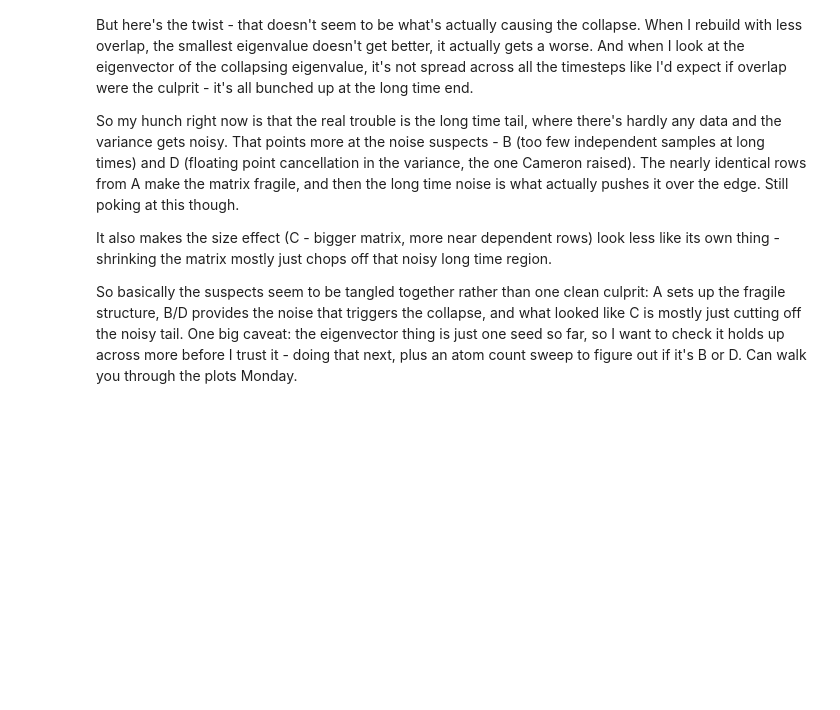
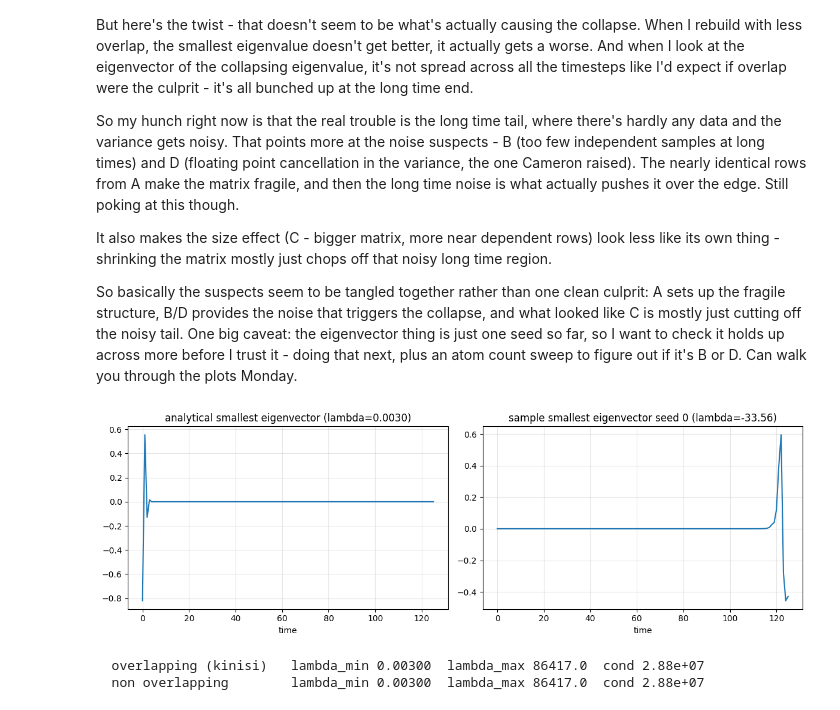
Before and after one commit to ShubhamX57/kappa-kinisi, a Jupyter notebook: code/Suspect_A_Testing.ipynb, the cells around one changed output. Cells and saved outputs as stored; diff of their text form; code cells hidden in the pictures; blank space fills up the shorter version.

Commit message:
Suspect A: add structural tests on analytical matrix

```diff
--- a/code/Suspect_A_Testing.ipynb
+++ b/code/Suspect_A_Testing.ipynb
@@ -651,3 +651,75 @@ So my hunch right now is that the real trouble is the long time tail, where ther
 It also makes the size effect (C - bigger matrix, more near dependent rows) look less like its own thing - shrinking the matrix mostly just chops off that noisy long time region.
 
 So basically the suspects seem to be tangled together rather than one clean culprit: A sets up the fragile structure, B/D provides the noise that triggers the collapse, and what looked like C is mostly just cutting off the noisy tail. One big caveat: the eigenvector thing is just one seed so far, so I want to check it holds up across more before I trust it - doing that next, plus an atom count sweep to figure out if it's B or D. Can walk you through the plots Monday.
+# %%
+length = 128
+
+dimensionality = 3
+
+D = 6 / (dimensionality * 2)
+
+timestep = msd[0, :, 0]
+
+no = msd[0, :, 3]
+
+an_cov = np.zeros((no.shape[0], no.shape[0]))
+
+for i in range(an_cov.shape[0]):
+    for j in range(i, an_cov.shape[1]):
+        an_cov[i, j] = 8 * dimensionality**2 * D**2 * timestep[i]**2 / (dimensionality * no[j])
+        an_cov[j, i] = an_cov[i, j]
+
+an_vals, an_vecs = np.linalg.eigh(an_cov)
+
+samp_vals, samp_vecs = np.linalg.eigh(cov[0])
+# %%
+fig, ax = plt.subplots(1, 2, figsize=(12, 4))
+
+ax[0].plot(an_vecs[:, 0])
+
+ax[0].set_title(f"analytical smallest eigenvector (lambda={an_vals[0]:.4f})")
+
+ax[0].set_xlabel("time")
+
+ax[0].grid(alpha=0.3)
+
+ax[1].plot(samp_vecs[:, 0])
+
+ax[1].set_title(f"sample smallest eigenvector seed 0 (lambda={samp_vals[0]:.2f})")
+
+ax[1].set_xlabel("time")
+ax[1].grid(alpha=0.3)
+plt.tight_layout()
+plt.show()
+# %% [output]
+[figure, added]
+# %%
+n = no.shape[0]
+
+sigma2 = an_cov.diagonal().copy()
+
+def build(nprime):
+    m = np.zeros((n, n))
+    for i in range(n):
+        for j in range(i, n):
+            m[i, j] = sigma2[i] * nprime[i] / nprime[j]
+            m[j, i] = m[i, j]
+    return m
+
+
+no_overlap = no.copy()
+
+T = length
+
+no_nonoverlap = np.array([T / timestep[i] for i in range(n)])
+
+
+for label, npr in [("overlapping (kinisi)", no_overlap), ("non overlapping", no_nonoverlap)]:
+    m = build(npr)
+
+    ev = np.linalg.eigvalsh(m)
+
+    print(f"  {label:22s} lambda_min {ev[0]:.5f}  lambda_max {ev[-1]:.1f}  cond {ev[-1]/abs(ev[0]):.2e}")
+# %% [output]
+  overlapping (kinisi)   lambda_min 0.00300  lambda_max 86417.0  cond 2.88e+07
+  non overlapping        lambda_min 0.00300  lambda_max 86417.0  cond 2.88e+07
```
Also changed, not shown: parts of 2 cells of this notebook.
